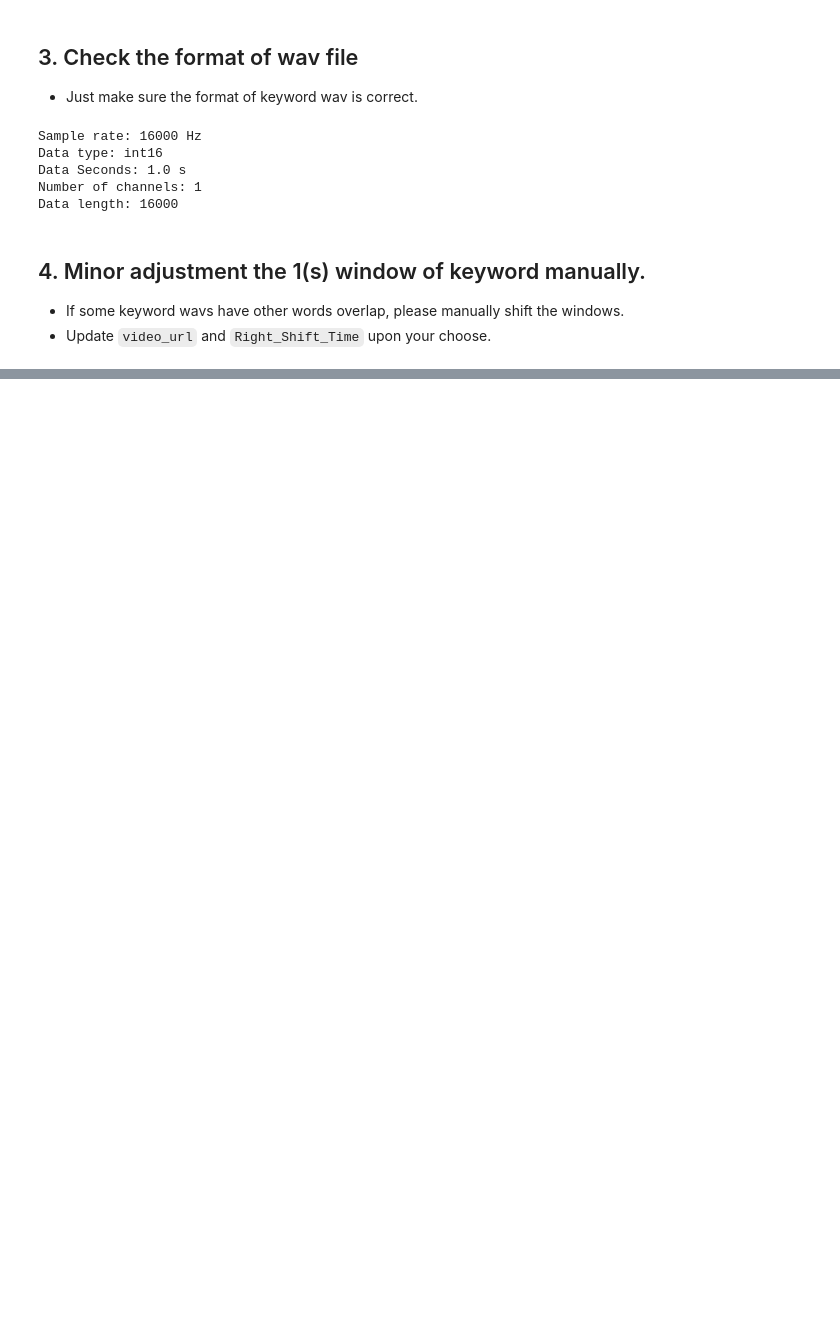
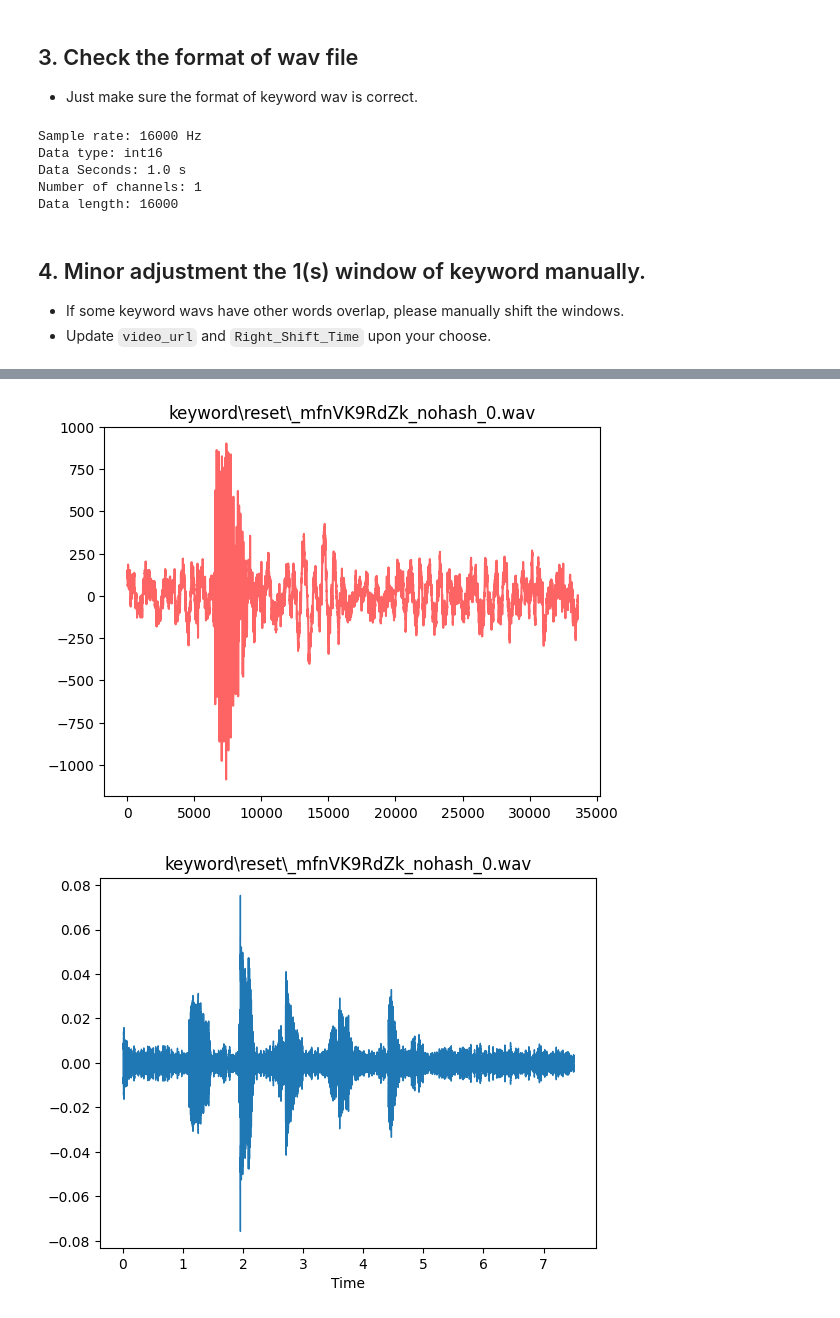
Before and after one commit to MaxCYCHEN/find_keyword_inyt, a Jupyter notebook: find_keyword_inyt.ipynb, the cells around one changed output, grey strips where cells are left out. Drawn from its saved outputs; the diff is of its cells as text; code cells hidden in the pictures; blank space fills up the shorter version.

```diff
--- a/find_keyword_inyt.ipynb
+++ b/find_keyword_inyt.ipynb
@@ -467,0 +555,35 @@ manually cut for minor adjustment! 69920, 85920
+# %%
+# Draw the new update wav
+out_audio_file = '1694165048_nohash.wav'
+
+
+# The PCM array's idx
+rate, data = read(out_audio_file)
+
+#for idx in range((int)(np.floor(6*rate)), (int)(np.floor(6.1*rate))):
+    #print(data[idx])
+
+plt.figure()
+plt.plot(data[(int)(np.floor(4*rate)): (int)(np.floor(6.1*rate))],color=(255/255,100/255,100/255))
+plt.title(audio_file)
+plt.show()
+
+
+y, sr = librosa.load(out_audio_file)
+plt.figure()
+librosa.display.waveshow(y, sr=sr)
+plt.title(audio_file)
+plt.show()
+
+# 計算梅爾頻率倒譜係數
+mfccs = librosa.feature.mfcc(y=y, sr=sr, n_mfcc=10)
+
+# 繪製梅爾頻率倒譜係數圖
+fig, ax = plt.subplots()
+img = librosa.display.specshow(mfccs, x_axis='time', ax=ax)
+fig.colorbar(img, ax=ax)
+ax.set(title='MFCC')
+plt.show()
+# %% [output]
+[figure, added]
+[figure, added]
```
Also changed, not shown: parts of 12 cells of this notebook, 3 other files.
